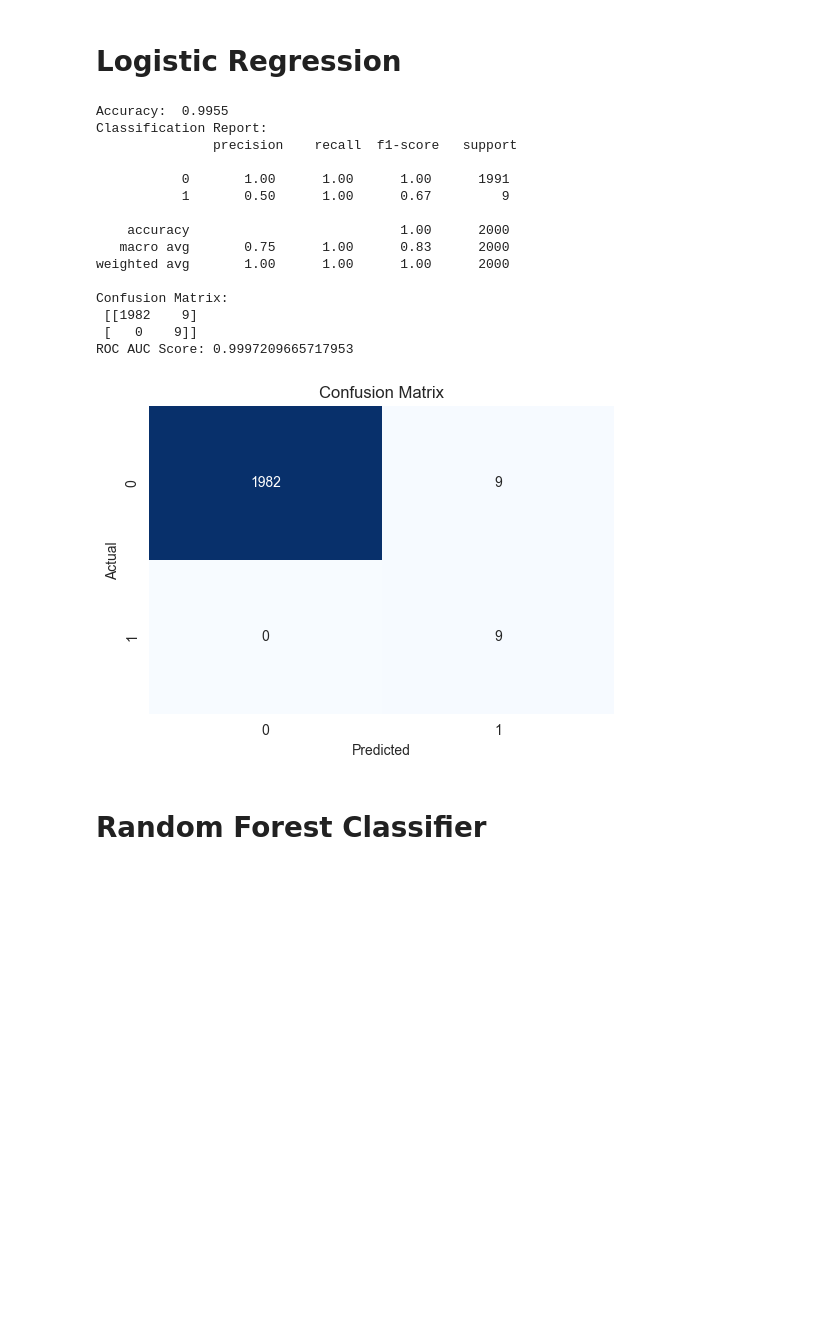
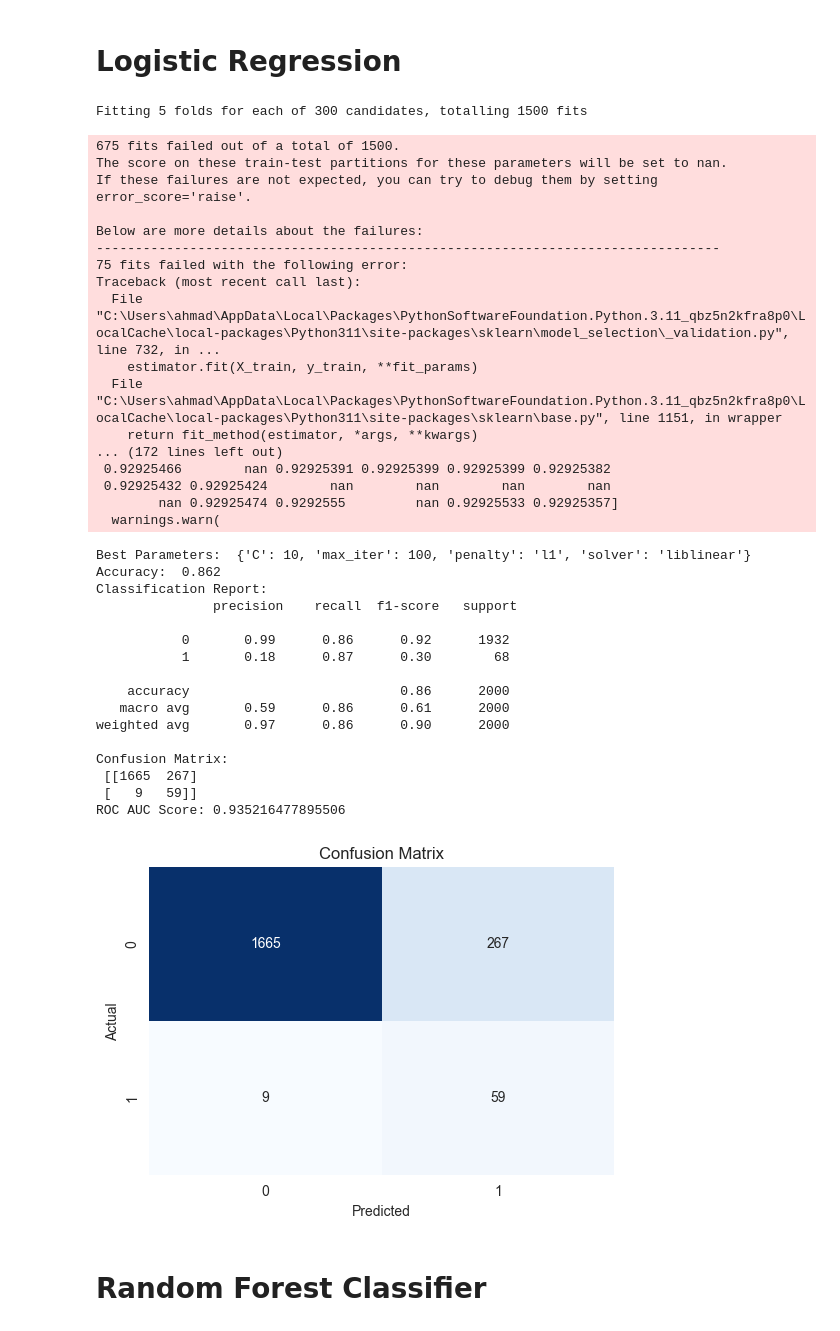
Before and after one commit to ahmfzui/Technical-Assignment-2-Ahmad-Fauzi, a Jupyter notebook: Ahmad Fauzi_Technical Assignment 2.ipynb, the cells around one changed output. Drawn from its saved outputs; the diff is of its cells as text; code cells hidden in the pictures; blank space fills up the shorter version.

```diff
--- a/Ahmad Fauzi_Technical Assignment 2.ipynb
+++ b/Ahmad Fauzi_Technical Assignment 2.ipynb
@@ -136,8 +136,8 @@ data['Wear_Rate'] = data['Torque [Nm]'] / (data['Rotational speed [rpm]'] + 1)
 
 data = data.drop(columns=['UDI', 'Product ID'])
 
-X = data.drop(columns=['TWF', 'HDF', 'PWF', 'OSF', 'RNF'])
-y = data['TWF']
+X = data.drop(columns=['Machine failure', 'TWF', 'HDF', 'PWF', 'OSF', 'RNF'])
+y = data['Machine failure']
 
 categorical_cols = ['Type']
 numerical_cols = X.columns.difference(categorical_cols)
@@ -162,45 +162,82 @@ X_train_res, y_train_res = smote.fit_resample(X_train, y_train)
 # %% [markdown]
 # Logistic Regression
 # %%
+from sklearn.model_selection import GridSearchCV
+from sklearn.linear_model import LogisticRegression
+
+param_grid = {
+    'penalty': ['l1', 'l2', 'elasticnet', 'none'],
+    'C': [0.01, 0.1, 1, 10, 100],
+    'solver': ['newton-cg', 'lbfgs', 'liblinear', 'sag', 'saga'],
+    'max_iter': [100, 200, 300]
+}
+
 log_reg = LogisticRegression(random_state=42)
-log_reg.fit(X_train_res, y_train_res)
 
-y_pred = log_reg.predict(X_test)
-y_pred_proba = log_reg.predict_proba(X_test)[:, 1]
+grid_search = GridSearchCV(log_reg, param_grid, cv=5, scoring='roc_auc', n_jobs=-1, verbose=1)
+
+grid_search.fit(X_train_res, y_train_res)
+
+best_params = grid_search.best_params_
+best_estimator = grid_search.best_estimator_
+
+print("Best Parameters: ", best_params)
+
+y_pred = best_estimator.predict(X_test)
+y_pred_proba = best_estimator.predict_proba(X_test)[:, 1]
 
 acc = accuracy_score(y_test, y_pred)
 classification_rep = classification_report(y_test, y_pred)
 conf_matrix = confusion_matrix(y_test, y_pred)
 roc_auc = roc_auc_score(y_test, y_pred_proba)
 
 print("Accuracy: ", acc)
 print("Classification Report:\n", classification_rep)
 print("Confusion Matrix:\n", conf_matrix)
 print("ROC AUC Score:", roc_auc)
 
 plt.figure(figsize=(6,4))
 sns.heatmap(conf_matrix, annot=True, fmt='d', cmap='Blues', cbar=False)
 plt.title('Confusion Matrix')
 plt.xlabel('Predicted')
 plt.ylabel('Actual')
 plt.show()
 # %% [output]
-Accuracy:  0.9955
-Classification Report:
-               precision    recall  f1-score   support
-
-           0       1.00      1.00      1.00      1991
-           1       0.50      1.00      0.67         9
-
-    accuracy                           1.00      2000
-   macro avg       0.75      1.00      0.83      2000
-weighted avg       1.00      1.00      1.00      2000
-
-Confusion Matrix:
- [[1982    9]
- [   0    9]]
-ROC AUC Score: 0.9997209665717953
+Fitting 5 folds for each of 300 candidates, totalling 1500 fits
+675 fits failed out of a total of 1500.
+The score on these train-test partitions for these parameters will be set to nan.
+If these failures are not expected, you can try to debug them by setting error_score='raise'.
+
+Below are more details about the failures:
+--------------------------------------------------------------------------------
+75 fits failed with the following error:
+Traceback (most recent call last):
+  File "C:\Users\ahmad\AppData\Local\Packages\PythonSoftwareFoundation.Python.3.11_qbz5n2kfra8p0\LocalCache\local-packages\Python311\site-packages\sklearn\model_selection\_validation.py", line 732, in ...
+    estimator.fit(X_train, y_train, **fit_params)
+  File "C:\Users\ahmad\AppData\Local\Packages\PythonSoftwareFoundation.Python.3.11_qbz5n2kfra8p0\LocalCache\local-packages\Python311\site-packages\sklearn\base.py", line 1151, in wrapper
+    return fit_method(estimator, *args, **kwargs)
+... (172 lines left out)
+ 0.92925466        nan 0.92925391 0.92925399 0.92925399 0.92925382
+ 0.92925432 0.92925424        nan        nan        nan        nan
+        nan 0.92925474 0.9292555         nan 0.92925533 0.92925357]
+  warnings.warn(
+Best Parameters:  {'C': 10, 'max_iter': 100, 'penalty': 'l1', 'solver': 'liblinear'}
+Accuracy:  0.862
+Classification Report:
+               precision    recall  f1-score   support
+
+           0       0.99      0.86      0.92      1932
+           1       0.18      0.87      0.30        68
+
+    accuracy                           0.86      2000
+   macro avg       0.59      0.86      0.61      2000
+weighted avg       0.97      0.86      0.90      2000
+
+Confusion Matrix:
+ [[1665  267]
+ [   9   59]]
+ROC AUC Score: 0.935216477895506
-[figure, old version]
+[figure, new version]
 # %% [markdown]
 # Random Forest Classifier
 # %%
```
Also changed, not shown: parts of 5 cells of this notebook.
